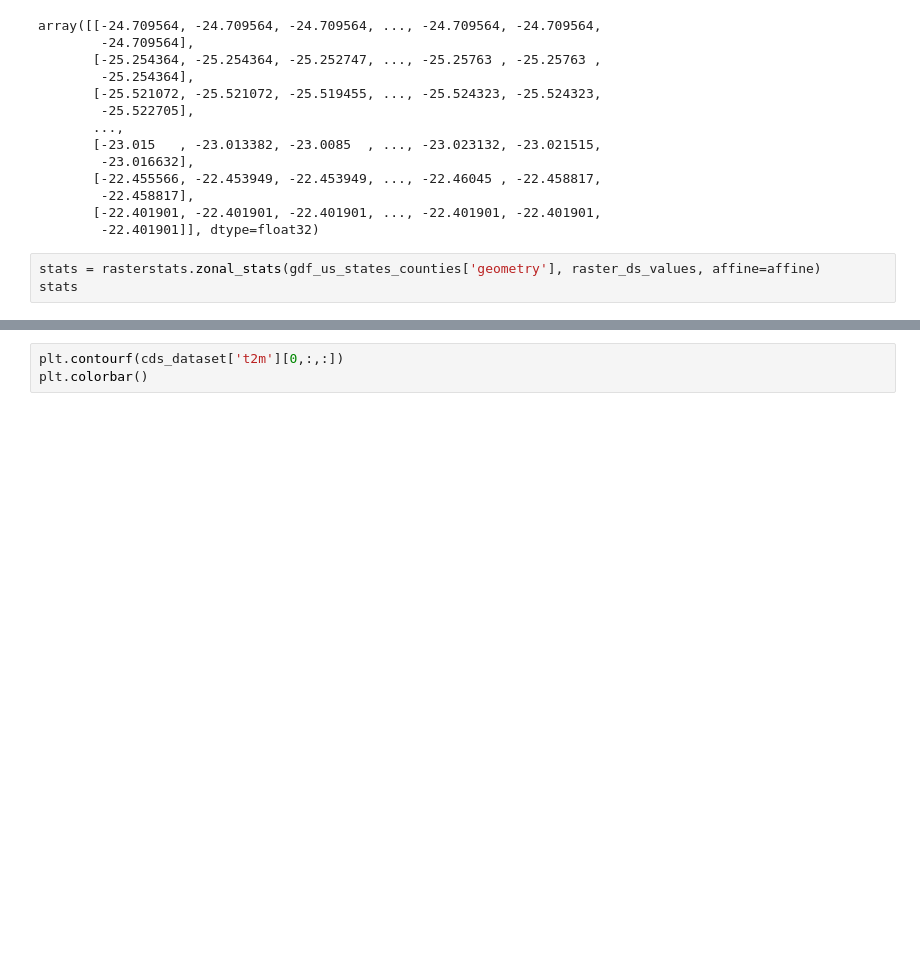
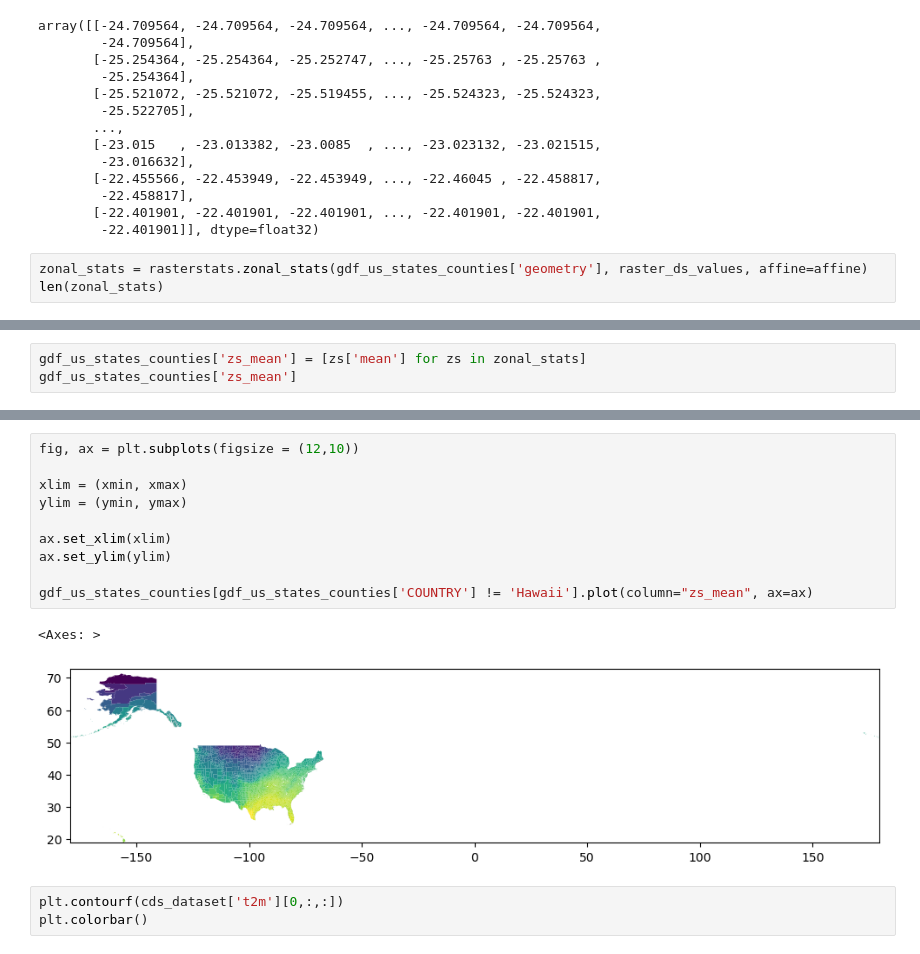
Before and after one commit to adisaljusi/copernicus-climate, a Jupyter notebook: reanalysis/2m-temperature/2m-temperature-usa.ipynb, the cells around one changed output, grey strips where cells are left out. Cells and saved outputs as stored; diff of their text form; blank space fills up the shorter version.

Commit message:
plot zone stats

```diff
--- a/reanalysis/2m-temperature/2m-temperature-usa.ipynb
+++ b/reanalysis/2m-temperature/2m-temperature-usa.ipynb
@@ -75,6 +75,6 @@ array([[-24.709564, -24.709564, -24.709564, ..., -24.709564, -24.709564,
        [-22.401901, -22.401901, -22.401901, ..., -22.401901, -22.401901,
         -22.401901]], dtype=float32)
 # %%
-stats = rasterstats.zonal_stats(gdf_us_states_counties['geometry'], raster_ds_values, affine=affine)
-stats
+zonal_stats = rasterstats.zonal_stats(gdf_us_states_counties['geometry'], raster_ds_values, affine=affine)
+len(zonal_stats)
 # %% [output]
@@ -97,0 +82,3 @@ stats
+# %%
+gdf_us_states_counties['zs_mean'] = [zs['mean'] for zs in zonal_stats]
+gdf_us_states_counties['zs_mean']
@@ -98,3 +98,16 @@ stats
+# %%
+fig, ax = plt.subplots(figsize = (12,10))
+
+xlim = (xmin, xmax)
+ylim = (ymin, ymax)
+
+ax.set_xlim(xlim)
+ax.set_ylim(ylim)
+
+gdf_us_states_counties[gdf_us_states_counties['COUNTRY'] != 'Hawaii'].plot(column="zs_mean", ax=ax)
+# %% [output]
+<Axes: >
+[figure, added]
 # %%
 plt.contourf(cds_dataset['t2m'][0,:,:])
 plt.colorbar()
```
Also changed, not shown: parts of 2 cells of this notebook.
